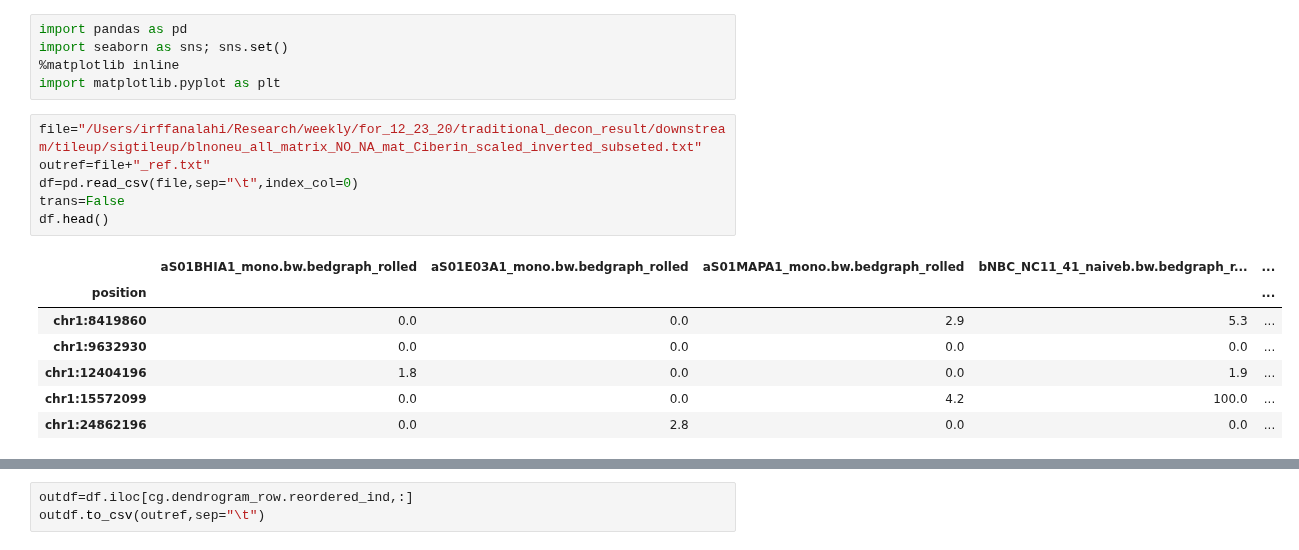
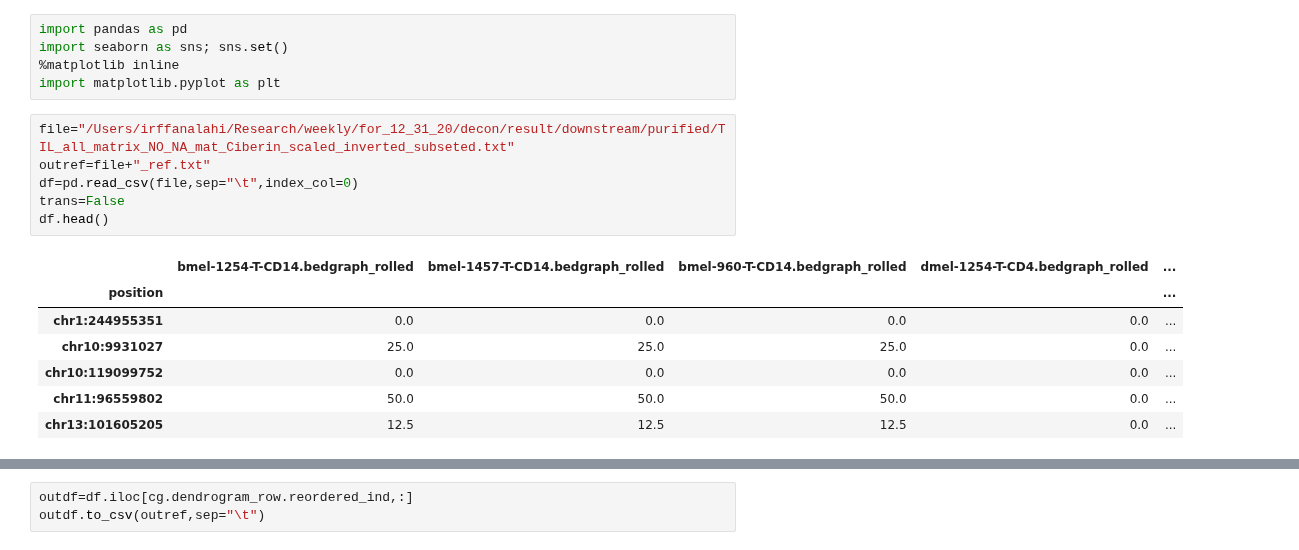
Before and after one commit to Irfanwustl/Research_code, a Jupyter notebook: visualization/heatmap/clustermap.ipynb, the cells around one changed output, grey strips where cells are left out. Drawn from its saved outputs; the diff is of its cells as text.

```diff
--- a/visualization/heatmap/clustermap.ipynb
+++ b/visualization/heatmap/clustermap.ipynb
@@ -4,19 +4,19 @@ import seaborn as sns; sns.set()
 %matplotlib inline
 import matplotlib.pyplot as plt
 # %%
-file="/Users/irffanalahi/Research/weekly/for_12_23_20/traditional_decon_result/downstream/tileup/sigtileup/blnoneu_all_matrix_NO_NA_mat_Ciberin_scaled_inverted_subseted.txt"
+file="/Users/irffanalahi/Research/weekly/for_12_31_20/decon/result/downstream/purified/TIL_all_matrix_NO_NA_mat_Ciberin_scaled_inverted_subseted.txt"
 outref=file+"_ref.txt"
 df=pd.read_csv(file,sep="\t",index_col=0)
 trans=False
 df.head()
 # %% [output]
-|  | aS01BHIA1_mono.bw.bedgraph_rolled | aS01E03A1_mono.bw.bedgraph_rolled | aS01MAPA1_mono.bw.bedgraph_rolled | bNBC_NC11_41_naiveb.bw.bedgraph_r... | ... |
+|  | bmel-1254-T-CD14.bedgraph_rolled | bmel-1457-T-CD14.bedgraph_rolled | bmel-960-T-CD14.bedgraph_rolled | dmel-1254-T-CD4.bedgraph_rolled | ... |
 | position |  |  |  |  | ... |
-| chr1:8419860 | 0.0 | 0.0 | 2.9 | 5.3 | ... |
-| chr1:9632930 | 0.0 | 0.0 | 0.0 | 0.0 | ... |
-| chr1:12404196 | 1.8 | 0.0 | 0.0 | 1.9 | ... |
-| chr1:15572099 | 0.0 | 0.0 | 4.2 | 100.0 | ... |
-| chr1:24862196 | 0.0 | 2.8 | 0.0 | 0.0 | ... |
+| chr1:244955351 | 0.0 | 0.0 | 0.0 | 0.0 | ... |
+| chr10:9931027 | 25.0 | 25.0 | 25.0 | 0.0 | ... |
+| chr10:119099752 | 0.0 | 0.0 | 0.0 | 0.0 | ... |
+| chr11:96559802 | 50.0 | 50.0 | 50.0 | 0.0 | ... |
+| chr13:101605205 | 12.5 | 12.5 | 12.5 | 0.0 | ... |
 # %%
 plt.figure(figsize=(12,10))
 
```
Also changed, not shown: parts of 1 cell of this notebook, 17 other files.
